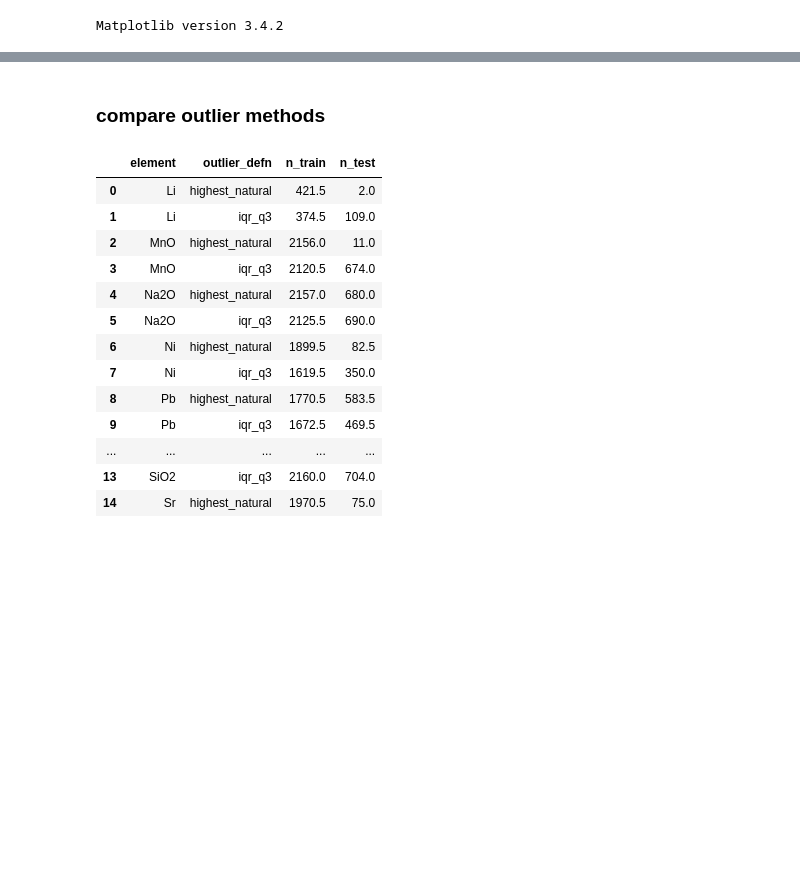
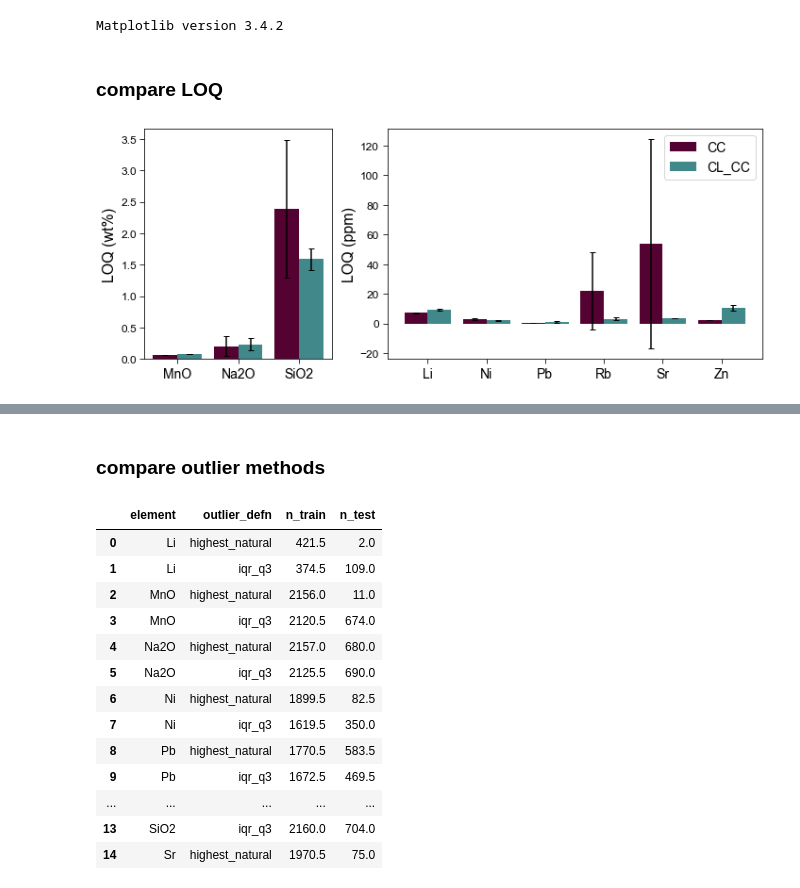
Before and after one commit to ytsmacr/LOD-paper, a Jupyter notebook: Figures.ipynb, the cells around one changed output, grey strips where cells are left out. Drawn from its saved outputs; the diff is of its cells as text; code cells hidden in the pictures; blank space fills up the shorter version.

Commit message:
loq comparison figures

```diff
--- a/Figures.ipynb
+++ b/Figures.ipynb
@@ -18,8 +18,10 @@ plt.ioff()
 
 fp = "G:\\My Drive\\Darby Work\\Ytsma and Dyar 2021 (LOD paper)\\"
 # read in results
-data = pd.read_csv(fp + "average_results_011422.csv")
+data = pd.read_csv(fp + "average_train_results.csv")
 # detailed results
-detail_data = pd.read_csv(fp + "results_011422.csv")
+detail_data = pd.read_csv(fp + "train_results.csv")
 # %% [output]
 Matplotlib version 3.4.2
+# %% [markdown]
+### compare LOQ
@@ -25,0 +262,4 @@ Matplotlib version 3.4.2
+# %%
+loq_compare(on='instrument')
+# %% [output]
+[figure, added]
```
Also changed, not shown: parts of 6 cells of this notebook, 1 other file.
